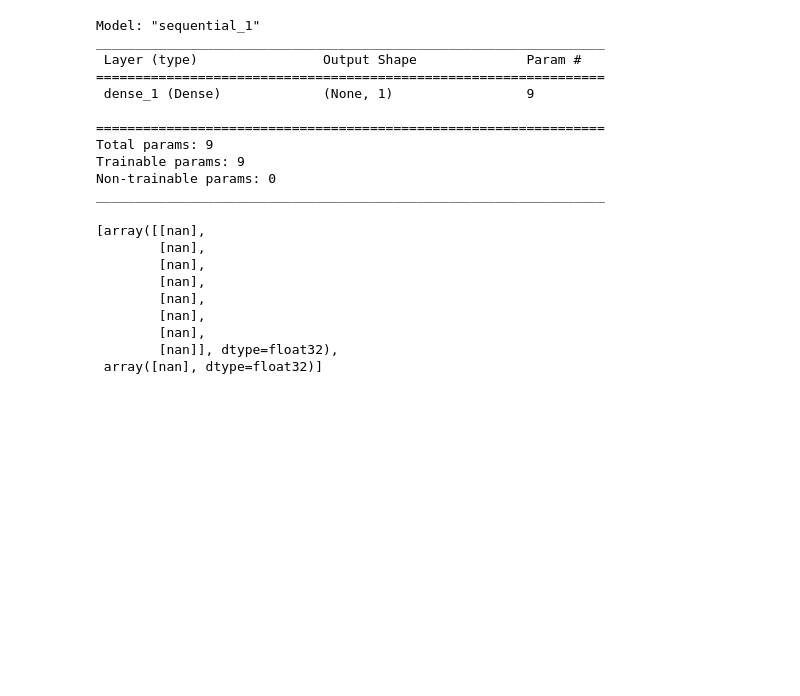
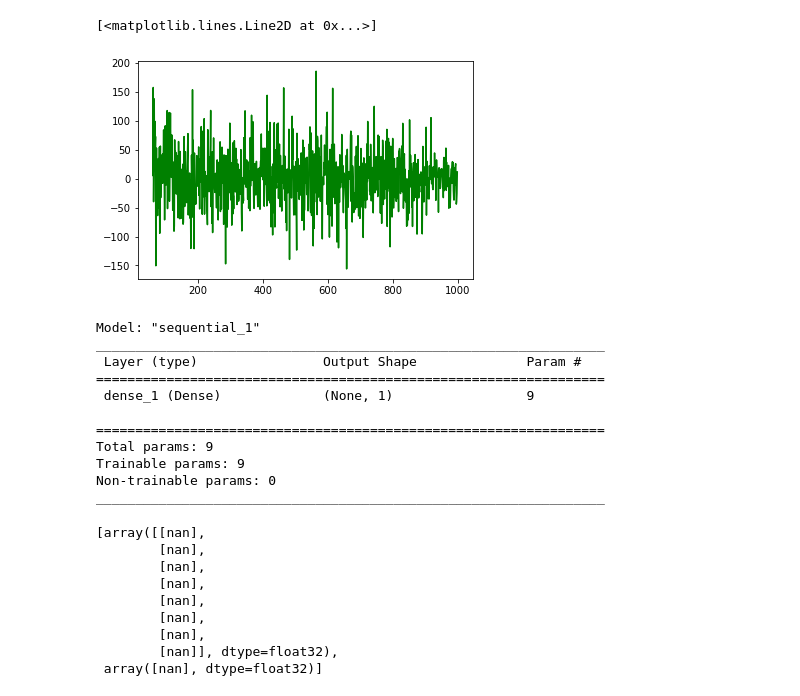
Before and after one commit to youngkwan-Ji/DataAnalysis_public, a Jupyter notebook: BinanceKlines.ipynb, the cells around one changed output. Saved outputs shown, nothing was run; the diff lists cells and outputs as text; code cells hidden in the pictures; blank space fills up the shorter version.

```diff
--- a/BinanceKlines.ipynb
+++ b/BinanceKlines.ipynb
@@ -44,3 +114,15 @@ x_train
+# %%
+import matplotlib.pyplot as plt
+
+
+plt.plot(df['close'], color='g')
+# plt.plot(df['trades'], color='r')
+# plt.plot(df[1], color='r')
+# plt.plot(df[2], color='b')
+# plt.plot(df[3], color='c')
+# %% [output]
+[<matplotlib.lines.Line2D at 0x...>]
+[figure, added]
 # %%
 import tensorflow as tf
 import numpy as np
```
Also changed, not shown: parts of 14 cells of this notebook.
